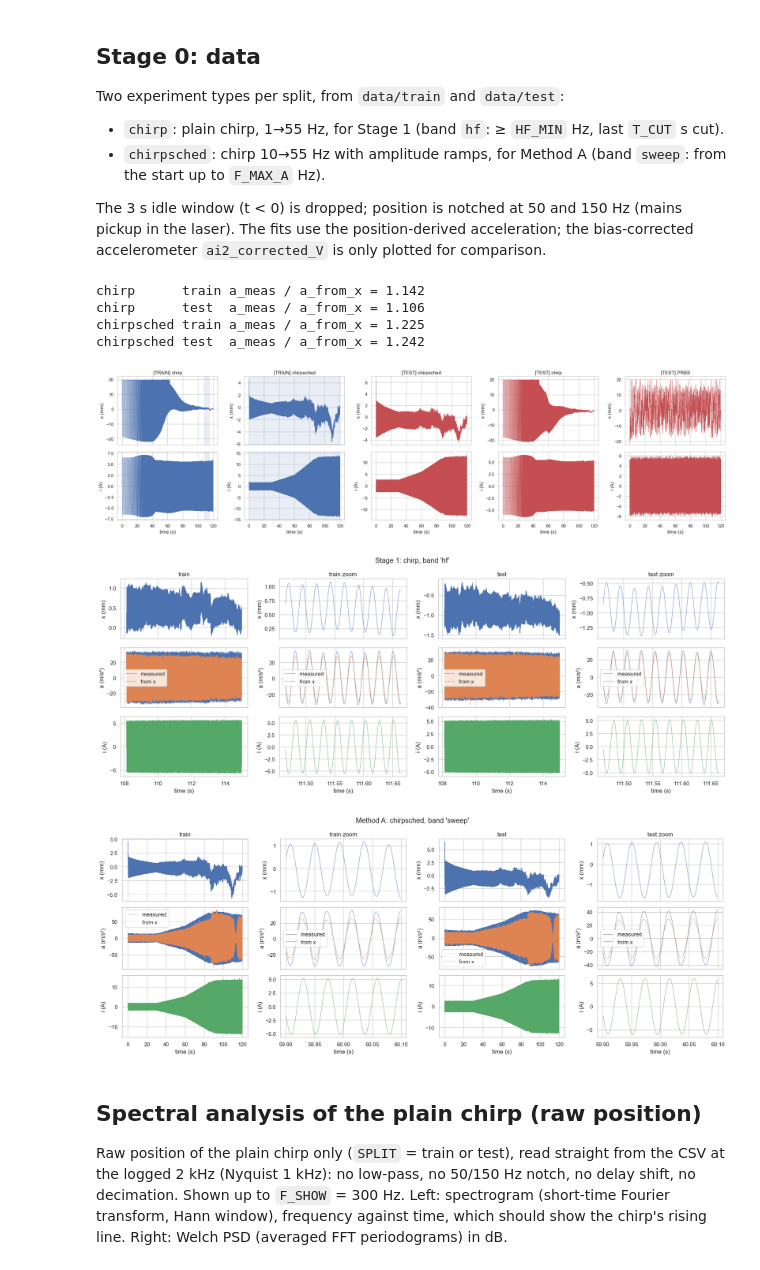
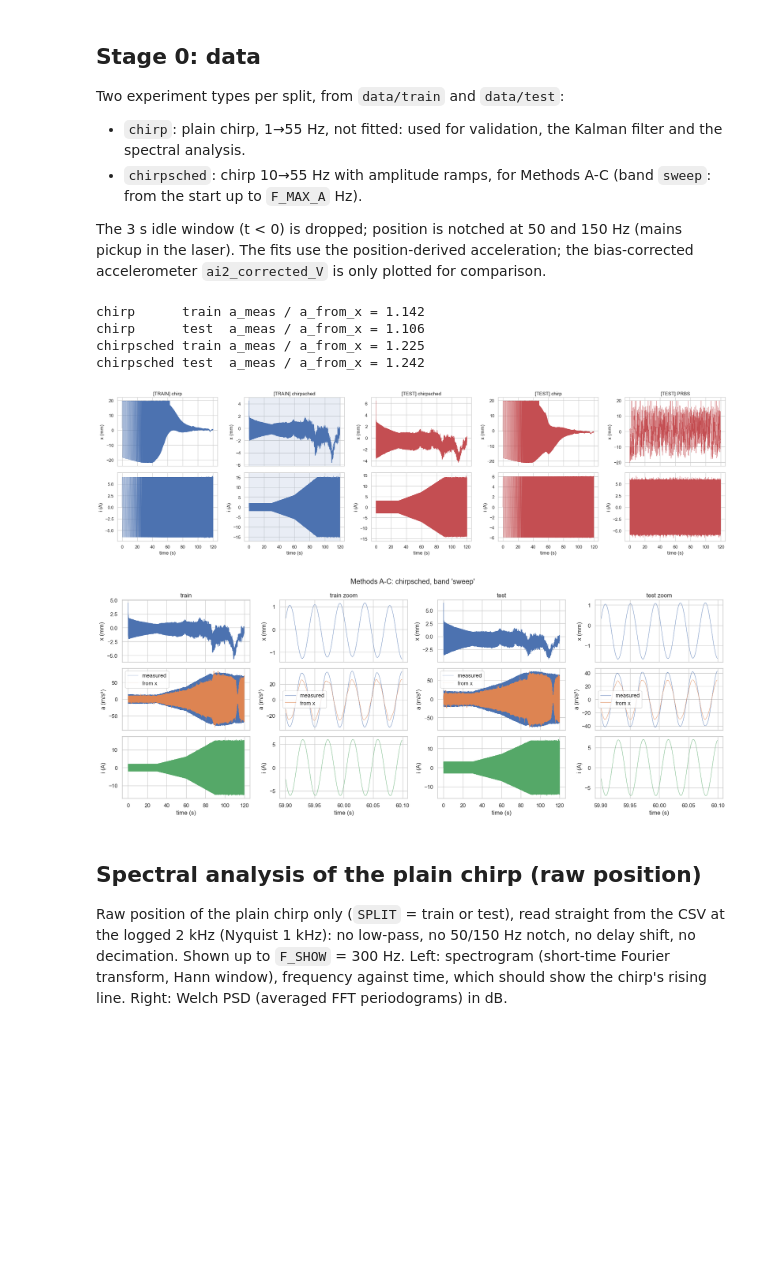
Before and after one commit to renskortmann/Ethercat-voice-coil-controller, a Jupyter notebook: vca_greybox_fit.ipynb, the cells around one changed output. Cells and saved outputs as stored; diff of their text form; code cells hidden in the pictures; blank space fills up the shorter version.

```diff
--- a/vca_greybox_fit.ipynb
+++ b/vca_greybox_fit.ipynb
@@ -31,7 +20,7 @@ import matplotlib.pyplot as plt
 import numpy as np
 import seaborn as sns
 from scipy import signal
-from scipy.optimize import least_squares
+from scipy.optimize import least_squares, lsq_linear
 
 sns.set_theme(style="whitegrid")
 
@@ -44,8 +33,8 @@ s_ds = lambda x: (283 - 0.0198 * (x * 1e3) - 0.578 * (x * 1e3)**2) / 283   # dat
 LF_MAX, HF_MIN = 5.0, 37.0          # Hz; Low freq range and high freq range, ub and lb (37 Hz: above the 35.5 Hz laser-mount mode)
 H_FIT, H_EVAL, STRIDE = 500, 500, 10 # steps for fitting the data
 FOH = False                         # Zero-order hold
-TAU = 0.65e-3                       # s, position is logged this much later than current; undone in load
-TAU_ACC = 2.65e-3                   # s, accelerometer is logged this much later than current; undone in load
+TAU = 0.65e-3                       # s, position is logged this much later than the commanded current (tuned on actual current: retune); undone in load
+TAU_ACC = 2.65e-3                   # s, accelerometer is logged this much later than the commanded current (tuned on actual current: retune); undone in load
 T_CUT = 5.0                         # s, end of each run left out of the HF band
 ACC_SCALE_V_PER_G = 0.0578 * 0.65   # accelerometer V/g: plot-script 0.0578 corrected by the gain against position above 35 Hz (0.60-0.68)
 F_MAX_A = 55.0                      # Hz, Methods A-C use the scheduled chirp up to this frequency (55 = whole run; 34 stays below the 35.5 Hz mode)
@@ -60,7 +49,7 @@ def load(path):
     f0, f1, T = map(float, m.groups()) if m else (np.nan,) * 3   # no chirp in the name (e.g. PRBS): band masks are empty
     raw = np.loadtxt(path, delimiter=",", skiprows=2)   # skip header and the duplicate first row
     lp = lambda s: signal.filtfilt(b_lp, a_lp, s)       # zero-phase, also the anti-alias filter for decimation
-    # columns 0 time_s, 1 actual_current_A, 11 position_mm, 12 ai2_corrected_V (bias removed in firmware)
+    # columns 0 time_s, 2 target_current_A (commanded, sent over EtherCAT), 11 position_mm, 12 ai2_corrected_V (bias removed in firmware)
     t = raw[:, 0]
     x = np.interp(t + TAU, t, lp(raw[:, 11] * 1e-3))   # shift position back by TAU to align it with the current
     for f_n in (50.0, 150.0):                           # mains pickup in the laser signal
@@ -68,7 +57,7 @@ def load(path):
     a = (np.interp(t + TAU_ACC, t, lp(raw[:, 12])) / ACC_SCALE_V_PER_G * 9.81 if raw.shape[1] > 12   # measured acceleration, shifted back by TAU_ACC
          else np.full(len(t), np.nan))                          # older logs have no ai2_corrected_V
     keep = slice(np.searchsorted(t, 0.0), None, DECIM)  # drop the t < 0 idle window, 2 kHz -> 1 kHz
-    d = dict(t=t[keep], i=lp(raw[:, 1])[keep], x=x[keep], a_meas=a[keep])
+    d = dict(t=t[keep], i=lp(raw[:, 2])[keep], x=x[keep], a_meas=a[keep])
     d["v"] = np.gradient(d["x"], TS)                    # velocity: initial states and LLS
     d["a_x"] = np.gradient(d["v"], TS)                  # acceleration from position
     d["a"] = d["a_x"]                                   # fits use position-derived acceleration; accelerometer only plotted
@@ -79,14 +68,14 @@ def load(path):
     return d
 
 
-def step(x, v, u0, u1, acc):
-    "One RK4 step of (x, v) with input u0 at the start and u1 at the end of the step."
+def step(x, v, u0, u1, acc, ts=TS):
+    "One RK4 step, length ts, of (x, v) with input u0 at the start and u1 at the end of the step."
     um = 0.5 * (u0 + u1)
     k1x, k1v = v, acc(x, v, u0)
-    k2x, k2v = v + TS / 2 * k1v, acc(x + TS / 2 * k1x, v + TS / 2 * k1v, um)
-    k3x, k3v = v + TS / 2 * k2v, acc(x + TS / 2 * k2x, v + TS / 2 * k2v, um)
-    k4x, k4v = v + TS * k3v, acc(x + TS * k3x, v + TS * k3v, u1)
-    return x + TS / 6 * (k1x + 2 * k2x + 2 * k3x + k4x), v + TS / 6 * (k1v + 2 * k2v + 2 * k3v + k4v)
+    k2x, k2v = v + ts / 2 * k1v, acc(x + ts / 2 * k1x, v + ts / 2 * k1v, um)
+    k3x, k3v = v + ts / 2 * k2v, acc(x + ts / 2 * k2x, v + ts / 2 * k2v, um)
+    k4x, k4v = v + ts * k3v, acc(x + ts * k3x, v + ts * k3v, u1)
+    return x + ts / 6 * (k1x + 2 * k2x + 2 * k3x + k4x), v + ts / 6 * (k1v + 2 * k2v + 2 * k3v + k4v)
 
 
 def rollout(Fs, p, d, s, H):
@@ -165,14 +154,14 @@ assert np.allclose(_x, 1e-3 * np.cos(np.sqrt(_k / M) * TS * np.arange(901)), ato
 ## Stage 0: data
 
 Two experiment types per split, from `data/train` and `data/test`:
-- `chirp`: plain chirp, 1→55 Hz, for Stage 1 (band `hf`: ≥ `HF_MIN` Hz, last `T_CUT` s cut).
-- `chirpsched`: chirp 10→55 Hz with amplitude ramps, for Method A (band `sweep`: from the start up to `F_MAX_A` Hz).
+- `chirp`: plain chirp, 1→55 Hz, not fitted: used for validation, the Kalman filter and the spectral analysis.
+- `chirpsched`: chirp 10→55 Hz with amplitude ramps, for Methods A-C (band `sweep`: from the start up to `F_MAX_A` Hz).
 
 The 3 s idle window (t < 0) is dropped; position is notched at 50 and 150 Hz (mains pickup in the laser). The fits use the position-derived acceleration; the bias-corrected accelerometer `ai2_corrected_V` is only plotted for comparison.
 # %%
 DATA = {exp: {s: load(next(Path("data", s).glob(f"voice_coil_log_{exp}_*.csv"))) for s in ("train", "test")}
         for exp in ("chirp", "chirpsched")}
-USE = [("Stage 1", "chirp", "hf"), ("Method A", "chirpsched", "sweep")]
+USE = [("Methods A-C", "chirpsched", "sweep")]
 
 # accelerometer scale check: slope of measured against position-derived acceleration, 1.0 if ACC_SCALE_V_PER_G is right
 for exp, runs in DATA.items():
@@ -181,7 +170,7 @@ for exp, runs in DATA.items():
         print(f"{exp:10s} {split:5s} a_meas / a_from_x = {np.polyfit(d['a_x'][m], d['a_meas'][m], 1)[0]:.3f}")
 
 # overview: position (top) and current (bottom) of every run, TRAIN in blue, TEST in red; shaded: the window the fit uses
-SETS = [("TRAIN", "chirp", DATA["chirp"]["train"], "hf"),            # (role, name, data, band used by the fit): Stage 1
+SETS = [("TRAIN", "chirp", DATA["chirp"]["train"], None),            # (role, name, data, band used by the fit): not fitted, spectral analysis
         ("TRAIN", "chirpsched", DATA["chirpsched"]["train"], "sweep"),  # Methods A-C
         ("TEST", "chirpsched", DATA["chirpsched"]["test"], None),       # validation, Kalman filter
         ("TEST", "chirp", DATA["chirp"]["test"], None),                 # validation, Kalman filter
@@ -189,36 +178,35 @@ SETS = [("TRAIN", "chirp", DATA["chirp"]["train"], "hf"),            # (role, na
 fig, ax = plt.subplots(2, len(SETS), figsize=(22, 6), sharex="col")
 for col, (role, name, d, band) in enumerate(SETS):
     color = "C0" if role == "TRAIN" else "C3"
     sns.lineplot(x=d["t"], y=d["x"] * 1e3, ax=ax[0, col], lw=0.4, color=color).set(title=f"[{role}] {name}", ylabel="x (mm)")
     sns.lineplot(x=d["t"], y=d["i"], ax=ax[1, col], lw=0.4, color=color).set(xlabel="time (s)", ylabel="i (A)")
     if band:
         for a_ in ax[:, col]:
             a_.fill_between(d["t"], 0, 1, where=d[band], transform=a_.get_xaxis_transform(), color=color, alpha=0.12)
 plt.tight_layout(); plt.show()
 
 # data actually used, one figure per fit: rows position, acceleration, current;
 # columns train (whole window, zoom), test (whole window, zoom). The zoom shows a few cycles mid-window to judge delays.
 ZOOM_S = 0.2                                            # s, length of the zoom window
 for stage, exp, band in USE:
     fig, ax = plt.subplots(3, 4, figsize=(18, 7), sharex="col")
     for k, (split, d) in enumerate(DATA[exp].items()):
         idx = np.flatnonzero(d[band])
         t_mid = d["t"][idx[len(idx) // 2]]
         for col, m in [(2 * k, d[band]), (2 * k + 1, d[band] & (np.abs(d["t"] - t_mid) <= ZOOM_S / 2))]:
             t = d["t"][m]
             sns.lineplot(x=t, y=d["x"][m] * 1e3, ax=ax[0, col], lw=0.6).set(title=f"{split}{' zoom' if col % 2 else ''}", ylabel="x (mm)")
             sns.lineplot(x=t, y=d["a_meas"][m], ax=ax[1, col], lw=0.6, label="measured")
             sns.lineplot(x=t, y=d["a_x"][m], ax=ax[1, col], lw=0.6, label="from x").set(ylabel="a (m/s²)")
             sns.lineplot(x=t, y=d["i"][m], ax=ax[2, col], lw=0.6, color="C2").set(xlabel="time (s)", ylabel="i (A)")
     fig.suptitle(f"{stage}: {exp}, band '{band}'"); plt.tight_layout(); plt.show()
 # %% [output]
 chirp      train a_meas / a_from_x = 1.142
 chirp      test  a_meas / a_from_x = 1.106
 chirpsched train a_meas / a_from_x = 1.225
 chirpsched test  a_meas / a_from_x = 1.242
-[figure, old version]
+[figure, new version]
-[figure, old version]
+[figure, new version]
-[figure, removed]
 # %% [markdown]
 ## Spectral analysis of the plain chirp (raw position)
 
```
Also changed, not shown: parts of 17 cells of this notebook.
